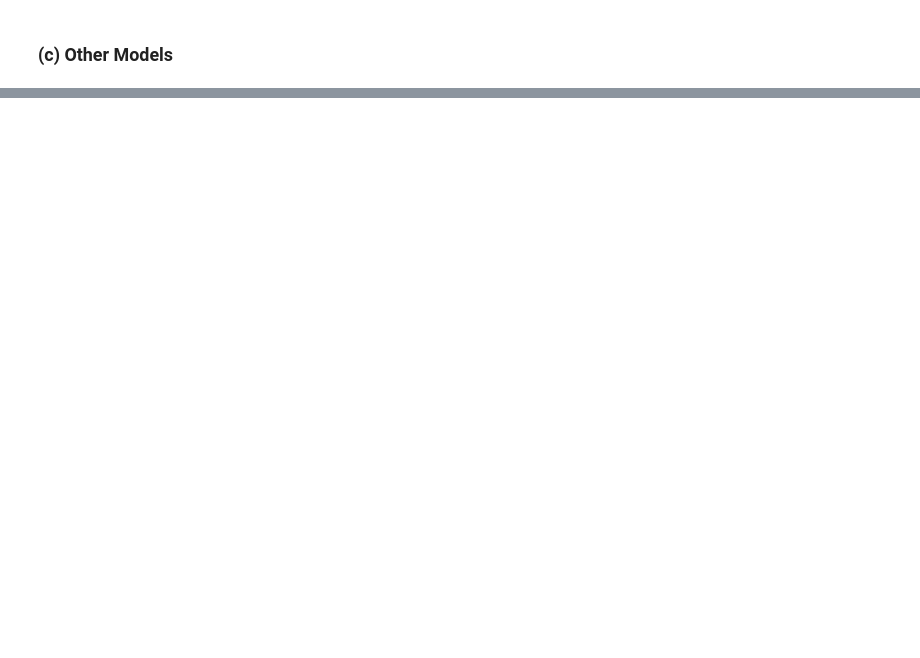
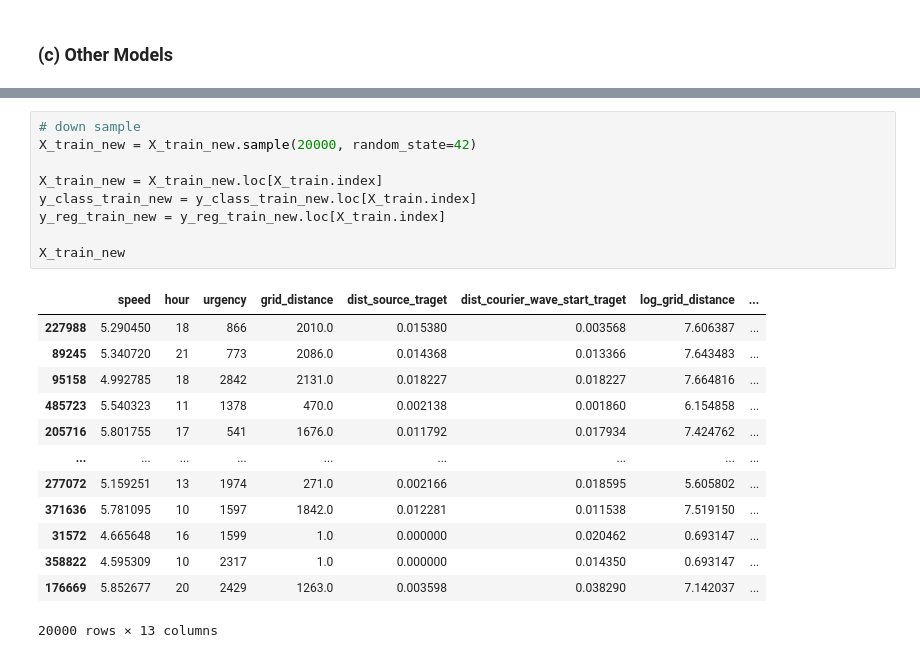
Before and after one commit to Zora-10/Machine-Learning-Individual-Project, a Jupyter notebook: Project1/solution/solution.ipynb, the cells around one changed output, grey strips where cells are left out. Drawn from its saved outputs; the diff is of its cells as text; blank space fills up the shorter version.

```diff
--- a/Project1/solution/solution.ipynb
+++ b/Project1/solution/solution.ipynb
@@ -343,0 +622,23 @@ Mean MAE: 211.47201114248983
+# %%
+# down sample
+X_train_new = X_train_new.sample(20000, random_state=42)
+
+X_train_new = X_train_new.loc[X_train.index]
+y_class_train_new = y_class_train_new.loc[X_train.index]
+y_reg_train_new = y_reg_train_new.loc[X_train.index]
+
+X_train_new
+# %% [output]
+|  | speed | hour | urgency | grid_distance | dist_source_traget | dist_courier_wave_start_traget | log_grid_distance | ... |
+| 227988 | 5.290450 | 18 | 866 | 2010.0 | 0.015380 | 0.003568 | 7.606387 | ... |
+| 89245 | 5.340720 | 21 | 773 | 2086.0 | 0.014368 | 0.013366 | 7.643483 | ... |
+| 95158 | 4.992785 | 18 | 2842 | 2131.0 | 0.018227 | 0.018227 | 7.664816 | ... |
+| 485723 | 5.540323 | 11 | 1378 | 470.0 | 0.002138 | 0.001860 | 6.154858 | ... |
+| 205716 | 5.801755 | 17 | 541 | 1676.0 | 0.011792 | 0.017934 | 7.424762 | ... |
+| ... | ... | ... | ... | ... | ... | ... | ... | ... |
+| 277072 | 5.159251 | 13 | 1974 | 271.0 | 0.002166 | 0.018595 | 5.605802 | ... |
+| 371636 | 5.781095 | 10 | 1597 | 1842.0 | 0.012281 | 0.011538 | 7.519150 | ... |
+| 31572 | 4.665648 | 16 | 1599 | 1.0 | 0.000000 | 0.020462 | 0.693147 | ... |
+| 358822 | 4.595309 | 10 | 2317 | 1.0 | 0.000000 | 0.014350 | 0.693147 | ... |
+| 176669 | 5.852677 | 20 | 2429 | 1263.0 | 0.003598 | 0.038290 | 7.142037 | ... |
+20000 rows × 13 columns
```
Also changed, not shown: parts of 53 cells of this notebook, 2 other files.
